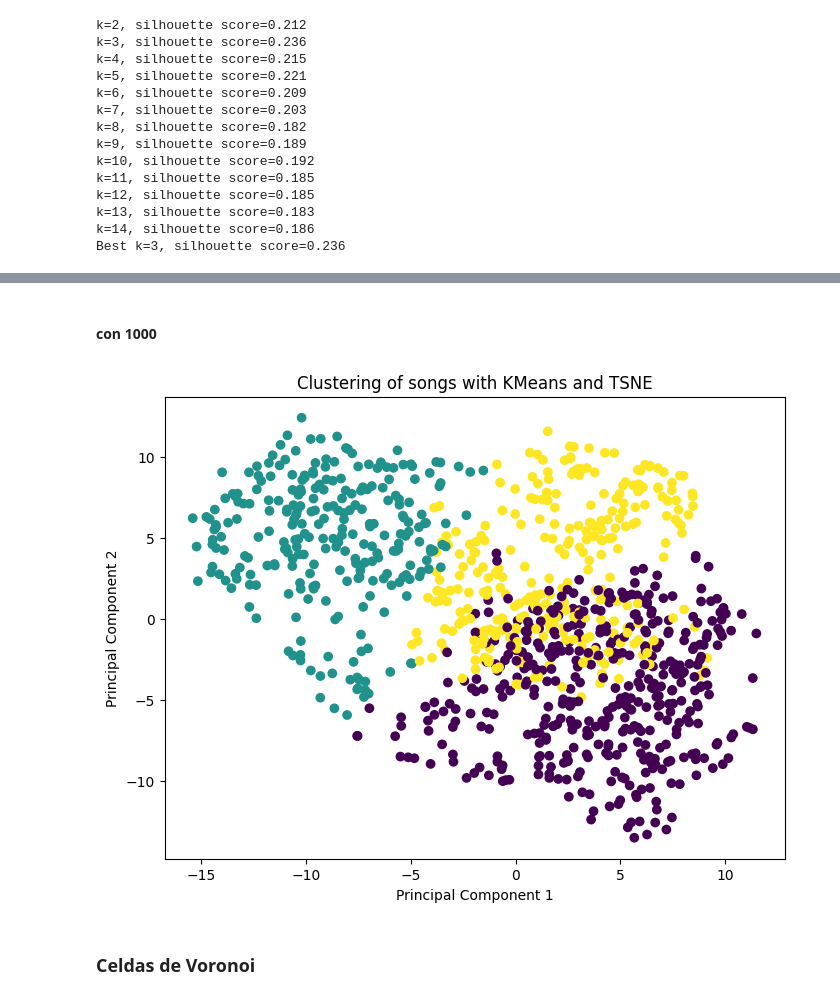
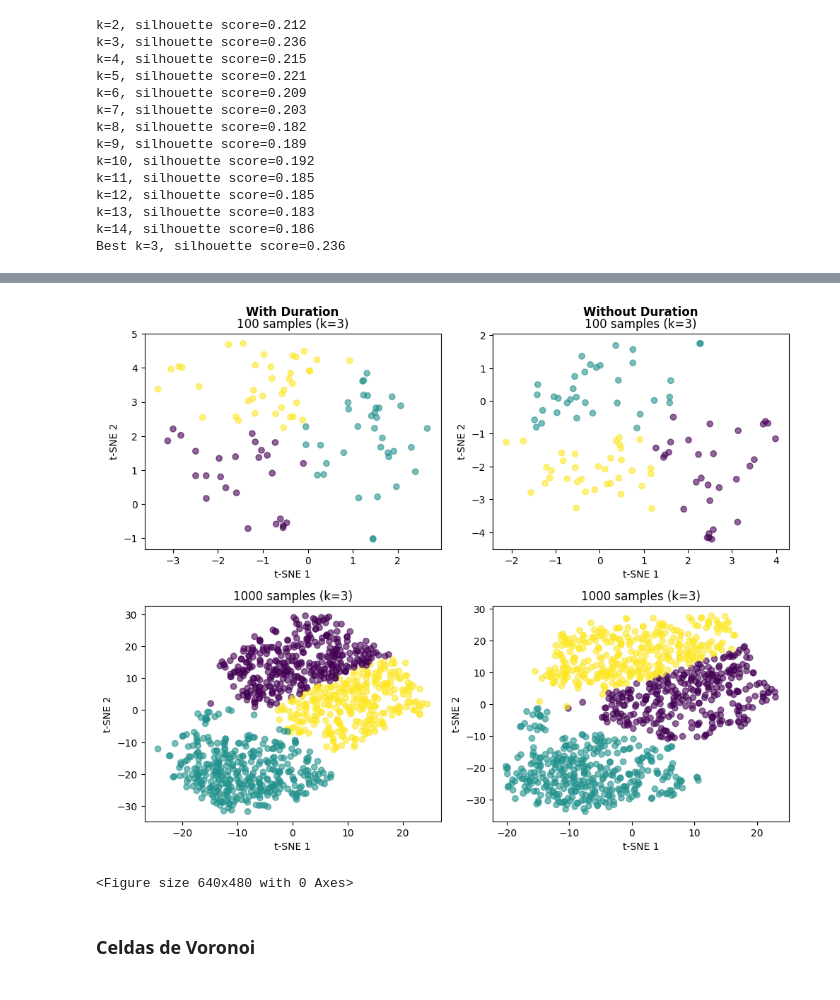
Before and after one commit to enekobarod/Suggestify, a Jupyter notebook: Suggestify/Suggestify.ipynb, the cells around one changed output, grey strips where cells are left out. Drawn from its saved outputs; the diff is of its cells as text; code cells hidden in the pictures.

Commit message:
collage plots tsne y voronoi

```diff
--- a/Suggestify/Suggestify.ipynb
+++ b/Suggestify/Suggestify.ipynb
@@ -280,9 +321,5 @@ Best k=3, silhouette score=0.236
 numerical_features = ["artist_id", "album_id", "duration_ms", "danceability", "energy", "key", "loudness", "mode", "speechiness",
                 "acousticness", "instrumentalness", "liveness", "valence", "tempo", "time_signature"]
 
-
-scaler = StandardScaler()
-df_scaled1 = scaler.fit_transform(df_sample_numerical[numerical_features].iloc[:100])
+numerical_features_no_duration = ["artist_id", "album_id", "danceability", "energy", "key", "loudness", "mode", "speechiness",
+                "acousticness", "instrumentalness", "liveness", "valence", "tempo", "time_signature"]
-# %%
-tsne = TSNE(n_components=3, perplexity=50, random_state=42)
-df_tsne = tsne.fit_transform(df_scaled1)
@@ -304,12 +325,0 @@ plt.show()
-# %% [markdown]
-#### con 1000
-# %%
-numerical_features = ["danceability", "energy", "key", "loudness",
-                      "mode", "speechiness", "acousticness", "instrumentalness",
-                      "liveness", "valence", "tempo", "time_signature"]
-
-scaler = StandardScaler()
-df_scaled2 = scaler.fit_transform(df_sample_numerical[numerical_features].iloc[:1000])
-# %%
-tsne = TSNE(n_components=3, perplexity=50, random_state=42)
-df_tsne = tsne.fit_transform(df_scaled2)
@@ -321,12 +326,25 @@ df_sample_1000['cluster'] = kmeans.fit_predict(df_tsne)
-# %%
-#visualization
-plt.figure(figsize=(8, 6))
-plt.scatter(df_tsne[:, 0], df_tsne[:, 1], c=df_sample_1000['cluster'], cmap='viridis')
-plt.title('Clustering of songs with KMeans and TSNE')
-plt.xlabel('Principal Component 1')
-plt.ylabel('Principal Component 2')
-plt.show()
-# %% [output]
-[figure, removed]
+# %%
+fig, axes = plt.subplots(2, 2, figsize=(10, 8))
+
+# Plot in each subplot
+tsne(100, numerical_features, ax=axes[0, 0])
+tsne(100, numerical_features_no_duration, ax=axes[0, 1])
+tsne(1000, numerical_features, ax=axes[1, 0])
+tsne(1000, numerical_features_no_duration, ax=axes[1, 1])
+
+# Add column titles
+col_titles = ["With Duration", "Without Duration"]
+for ax, col_title in zip(axes[0, :], col_titles):
+    ax.annotate(col_title, xy=(0.5, 1.1), xycoords='axes fraction',
+                ha='center', va='center', fontsize=12, fontweight='bold')
+
+# Adjust layout
+plt.tight_layout()
+plt.show()
+plt.tight_layout()
+plt.show()
+# %% [output]
+[figure, added]
+<Figure size 640x480 with 0 Axes>
 # %% [markdown]
 ### Celdas de Voronoi
```
Also changed, not shown: parts of 13 cells of this notebook.
